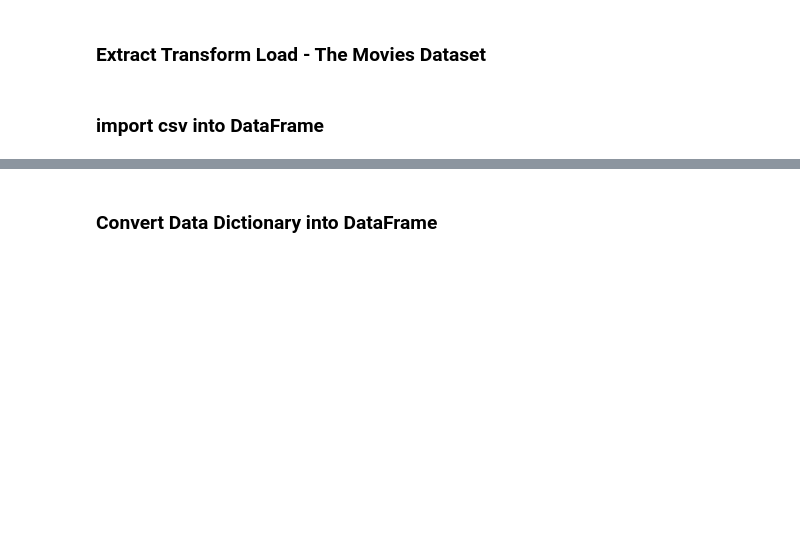
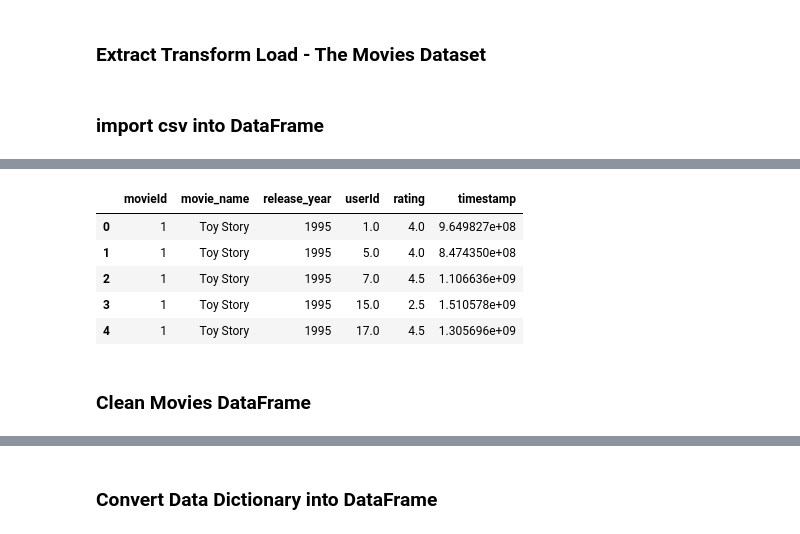
Before and after one commit to mpeteet/ETL-challenge-Team-3, a Jupyter notebook: movie_and_genre_MP.ipynb, the cells around one changed output, grey strips where cells are left out. Drawn from its saved outputs; the diff is of its cells as text; code cells hidden in the pictures; blank space fills up the shorter version.

```diff
--- a/movie_and_genre_MP.ipynb
+++ b/movie_and_genre_MP.ipynb
@@ -30,0 +32,4 @@ genre_df['genre'] = genre_df['genre'].str.replace(r"[\']", r'"')
+# %%
+ratings_file = "resources_new/ratings.csv"
+ratings_df = pd.read_csv(ratings_file)
+ratings_df.head()
@@ -39,0 +137,12 @@ genre_df.head()
+# %%
+combined_data = pd.merge(movies_df, ratings_df, how='outer', on ='movieId')
+combined_data.head()
+# %% [output]
+|  | movieId | movie_name | release_year | userId | rating | timestamp |
+| 0 | 1 | Toy Story | 1995 | 1.0 | 4.0 | 9.649827e+08 |
+| 1 | 1 | Toy Story | 1995 | 5.0 | 4.0 | 8.474350e+08 |
+| 2 | 1 | Toy Story | 1995 | 7.0 | 4.5 | 1.106636e+09 |
+| 3 | 1 | Toy Story | 1995 | 15.0 | 2.5 | 1.510578e+09 |
+| 4 | 1 | Toy Story | 1995 | 17.0 | 4.5 | 1.305696e+09 |
+# %% [markdown]
+### Clean Movies DataFrame
```
Also changed, not shown: parts of 52 cells of this notebook, 1 other file.
